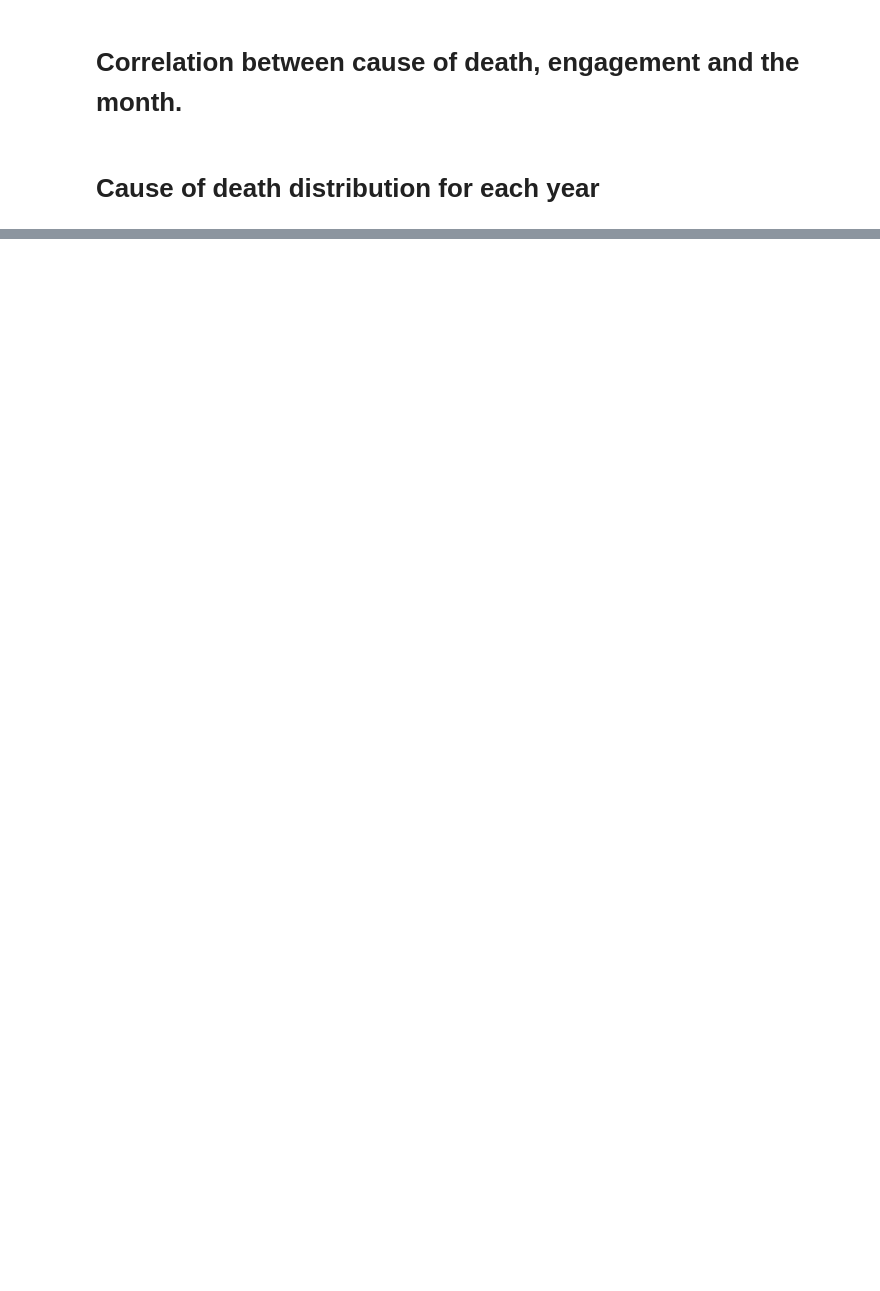
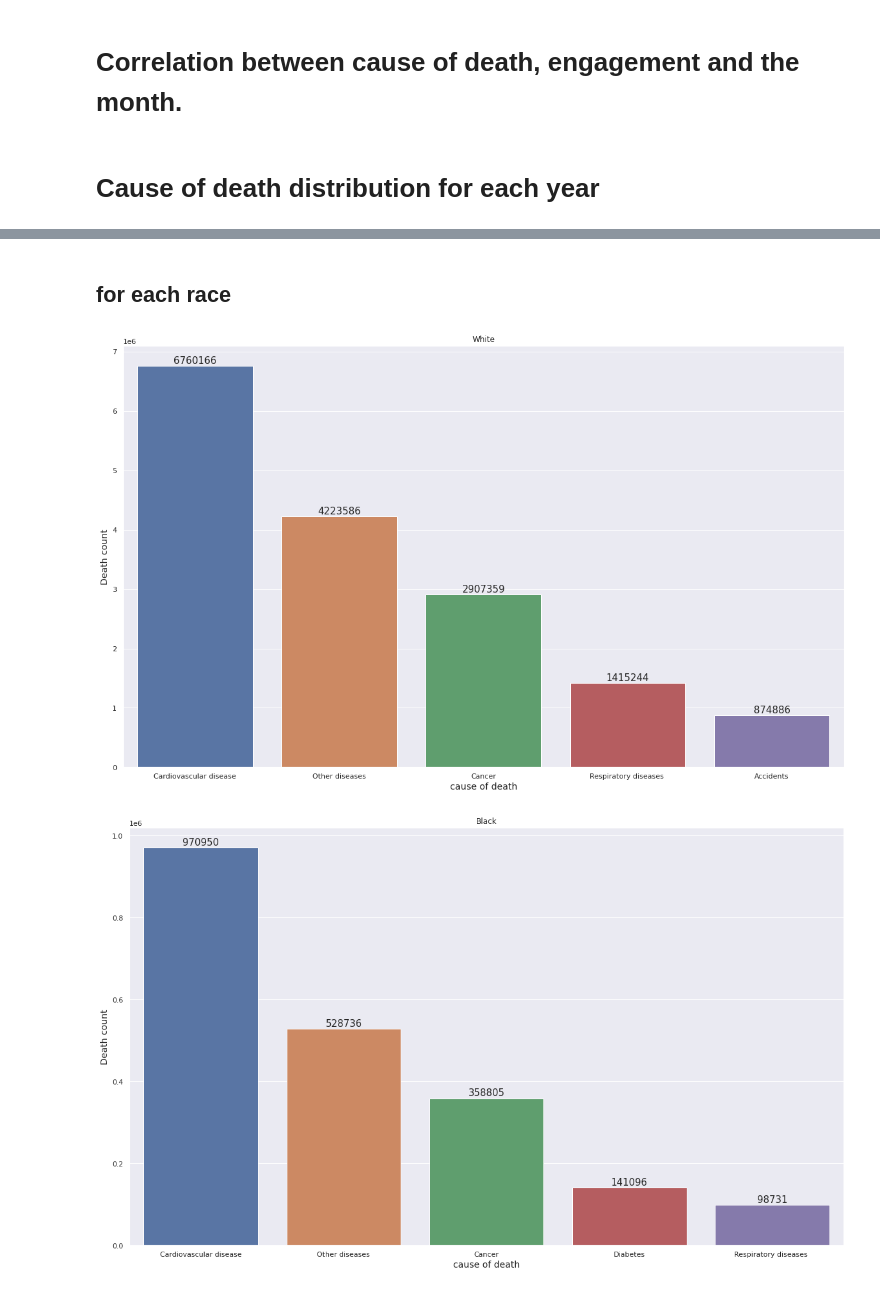
Before and after one commit to AhmedSalah339/Death-Big-data-Analytics, a Jupyter notebook: main.ipynb, the cells around one changed output, grey strips where cells are left out. Cells and saved outputs as stored; diff of their text form; code cells hidden in the pictures; blank space fills up the shorter version.

Commit message:
adding visualizations

```diff
--- a/main.ipynb
+++ b/main.ipynb
@@ -63,7 +143,8 @@ codes
 # Getting the top 10 causes of death for each race
 # %%
 # df.groupBy('race','358_cause_recode','113_cause_recode','130_infant_cause_recode','39_cause_recode').count().show()
-df_deaths=df.groupBy('race','358_cause_recode','113_cause_recode','130_infant_cause_recode','39_cause_recode').count()
+# df_deaths=df.groupBy('race','358_cause_recode','113_cause_recode','130_infant_cause_recode','39_cause_recode').count()
+df_deaths=df.select(['race','39_cause_recode']).groupBy('race','39_cause_recode').count()
 # %%
 for race_id in codes['race'].keys():
   path=f'/content/drive/MyDrive/Colab Notebooks/BigData/Final project/results/COD_race/race_{race_id}.csv'
@@ -74,7 +155,8 @@ for race_id in codes['race'].keys():
 # %% [markdown]
 # Getting the top 10 causes of death for each gender
 # %%
-df_deaths_gender=df.groupBy('sex','358_cause_recode','113_cause_recode','130_infant_cause_recode','39_cause_recode').count()
+# df_deaths_gender=df.groupBy('sex','358_cause_recode','113_cause_recode','130_infant_cause_recode','39_cause_recode').count()
+df_deaths_gender=df.groupBy('sex','39_cause_recode').count()
 # %%
 df_deaths_gender.show()
 # %%
@@ -139,0 +240,8 @@ for year in years:
+# %%
+#Python3
+import pandas as pd
+import matplotlib.pyplot as plt
+import seaborn as sns
+%matplotlib inline
+sns.set()
+# sns.color_palette("hls", 13)
@@ -139,0 +284,5 @@ for year in years:
+# %%
+codes_path="/content/drive/MyDrive/Colab Notebooks/BigData/Final project/Death-Big-data-Analytics/archive/2015_codes.json"
+with open(codes_path) as json_file:
+    codes = json.load(json_file)
+codes
@@ -139,0 +832,29 @@ for year in years:
+# %% [markdown]
+## for each race
+# %%
+df1=[]
+df2=[]
+for i,race_id in enumerate(codes['race'].keys()):
+  path=f'/content/drive/MyDrive/Colab Notebooks/BigData/Final project/results/COD_race/race_{race_id}.csv'
+  image_path=f'/content/drive/MyDrive/Colab Notebooks/BigData/Final project/results/COD_race/imgs/race_{race_id}.png'
+  df=pd.read_csv(path)
+  df['race']=df['race'].apply(lambda x:codes['race'][race_id])
+  # df['39_cause_recode']=df['39_cause_recode'].apply(lambda x:str(x))
+  df['39_cause_recode']=df['39_cause_recode'].apply(lambda x:cause_recode[x])
+  df=df.groupby(['race','39_cause_recode']).sum().reset_index().head(20)
+  # df.head(20)
+  try:
+    df.rename(columns={'39_cause_recode':'cause_recode'},inplace=True)
+    df.sort_values(by=['count','cause_recode'],ascending=False,inplace=True)
+    title=df['race'][0]
+    df=df.head(5)
+    df=df[["race","cause_recode","count"]]
+    bar_plot("cause_recode","count",df,title,image_path)
+    if df['race'][0]!='White' and df['race'][0]!='Black' : df1.append(df)
+    else : df2.append(df)
+    if i>5 :break
+  except:
+    pass
+# %% [output]
+[figure, added]
+[figure, added]
```
Also changed, not shown: parts of 39 cells of this notebook.
